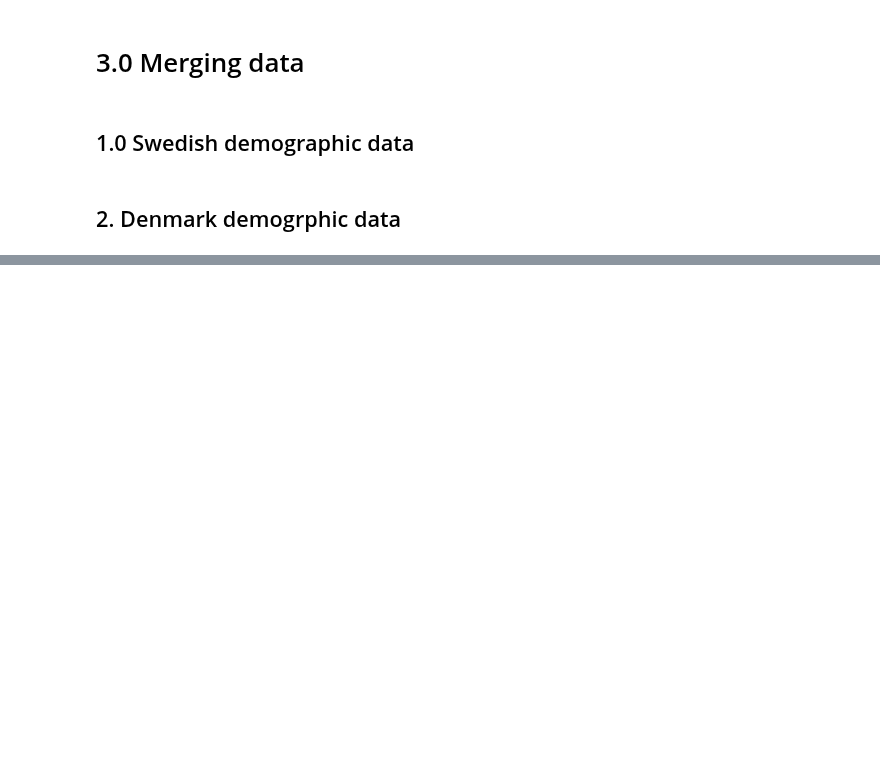
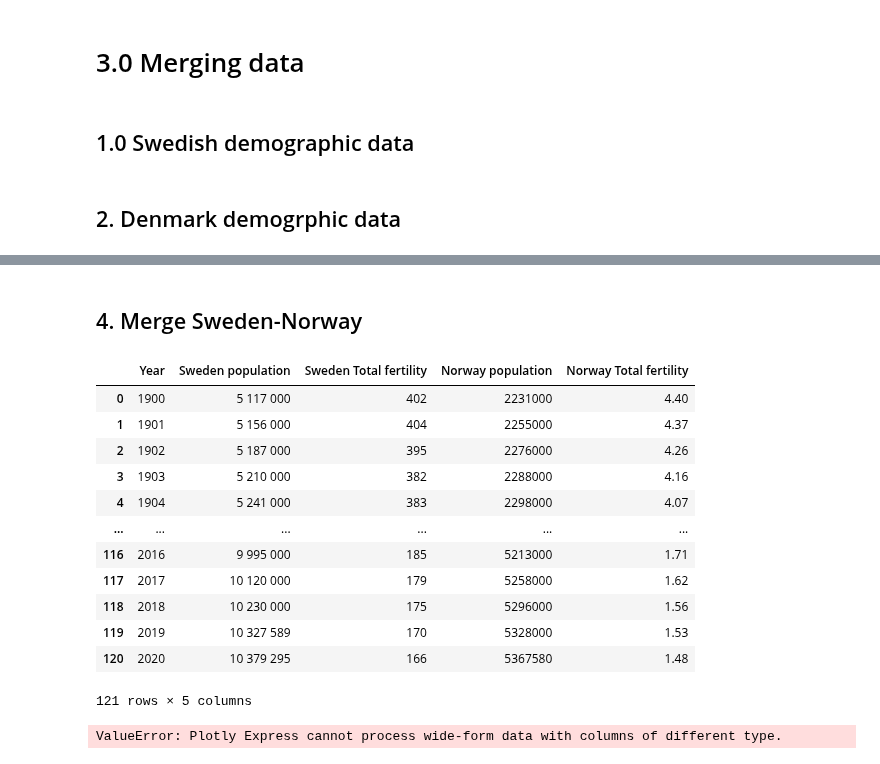
Before and after one commit to FabianAndersson17/Databehandling-Fabian-Andersson, a Jupyter notebook: Exercises/3.0_merging_data.ipynb, the cells around one changed output, grey strips where cells are left out. Saved outputs shown, nothing was run; the diff lists cells and outputs as text; code cells hidden in the pictures; blank space fills up the shorter version.

```diff
--- a/Exercises/3.0_merging_data.ipynb
+++ b/Exercises/3.0_merging_data.ipynb
@@ -10,9 +10,9 @@ swedish_link = "https://sv.wikipedia.org/wiki/Sveriges_demografi"
 swedish_DataFram = pd.read_html(swedish_link)
 
 swedish_DataFram = swedish_DataFram[5]
-swedish_DataFram = swedish_DataFram.rename({"Unnamed: 0": "År"}, axis="columns")
+swedish_DataFram = swedish_DataFram.rename({"Unnamed: 0": "År", "Folkmängd": "Befolkning"}, axis="columns")
 swedish_DataFram.head()
-px.line(swedish_DataFram, x="År", y="Folkmängd")
+px.line(swedish_DataFram, x="År", y="Befolkning")
 # %%
 swedish_1500_DataFrame = pd.read_html(swedish_link, header=1, skiprows=[12], match="Folkmängd")
 swedish_1500_DataFrame = swedish_1500_DataFrame[0]
@@ -43,0 +79,37 @@ px.line(clean_denmark_DataFrame, x="År", y="Folkmängd")
+# %% [markdown]
+## 4. Merge Sweden-Norway
+# %%
+data_frame_tags = ["År", "Befolkning", "Total fertilitet"]
+data_frame_list_index = 0
+sweden_step_dataframe = pd.concat([swedish_DataFram["År"], swedish_DataFram["Befolkning"], swedish_DataFram["Total fertilitet"]], axis=1)
+norway_english_dataframe = norway_english_dataframe.rename({"Unnamed: 0": "Year"}, axis="columns")
+norway_step_dataframe = pd.concat([norway_english_dataframe["Year"], norway_english_dataframe["Average population"], norway_english_dataframe["Total fertilitet"]], axis=1)
+sweden_step_dataframe = sweden_step_dataframe.rename({"Befolkning": "Sweden population", "Total fertilitet": "Sweden Total fertility", "År": "Year"}, axis="columns")
+norway_step_dataframe = norway_step_dataframe.rename({"Average population": "Norway population", "Total fertilitet": "Norway Total fertility", "År": "Year"}, axis="columns")
+norway_step_dataframe = norway_step_dataframe.drop(121)
+norway_step_dataframe = norway_step_dataframe.drop("Year", axis="columns")
+sweden_norway_dataframe = pd.concat([sweden_step_dataframe, norway_step_dataframe], axis=1)
+# %% [output]
+|  | Year | Sweden population | Sweden Total fertility | Norway population | Norway Total fertility |
+| 0 | 1900 | 5 117 000 | 402 | 2231000 | 4.40 |
+| 1 | 1901 | 5 156 000 | 404 | 2255000 | 4.37 |
+| 2 | 1902 | 5 187 000 | 395 | 2276000 | 4.26 |
+| 3 | 1903 | 5 210 000 | 382 | 2288000 | 4.16 |
+| 4 | 1904 | 5 241 000 | 383 | 2298000 | 4.07 |
+| ... | ... | ... | ... | ... | ... |
+| 116 | 2016 | 9 995 000 | 185 | 5213000 | 1.71 |
+| 117 | 2017 | 10 120 000 | 179 | 5258000 | 1.62 |
+| 118 | 2018 | 10 230 000 | 175 | 5296000 | 1.56 |
+| 119 | 2019 | 10 327 589 | 170 | 5328000 | 1.53 |
+| 120 | 2020 | 10 379 295 | 166 | 5367580 | 1.48 |
+121 rows × 5 columns
+# %%
+fig = px.line(sweden_norway_dataframe, x="Year", y=["Sweden population", "Norway population"])
+fig.update_layout(hovermode="x")
+fig.update_xaxes(
+    showspikes=True,
+    spikedash="solid"
+)
+fig.show()
+# %% [output]
+ValueError: Plotly Express cannot process wide-form data with columns of different type.
```
Also changed, not shown: parts of 3 cells of this notebook.
